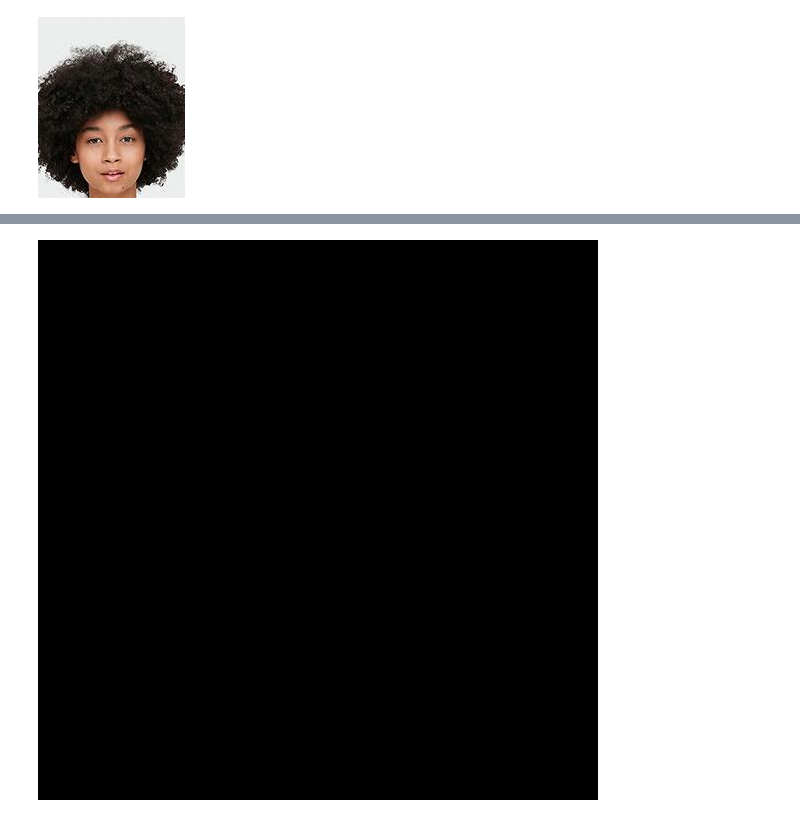
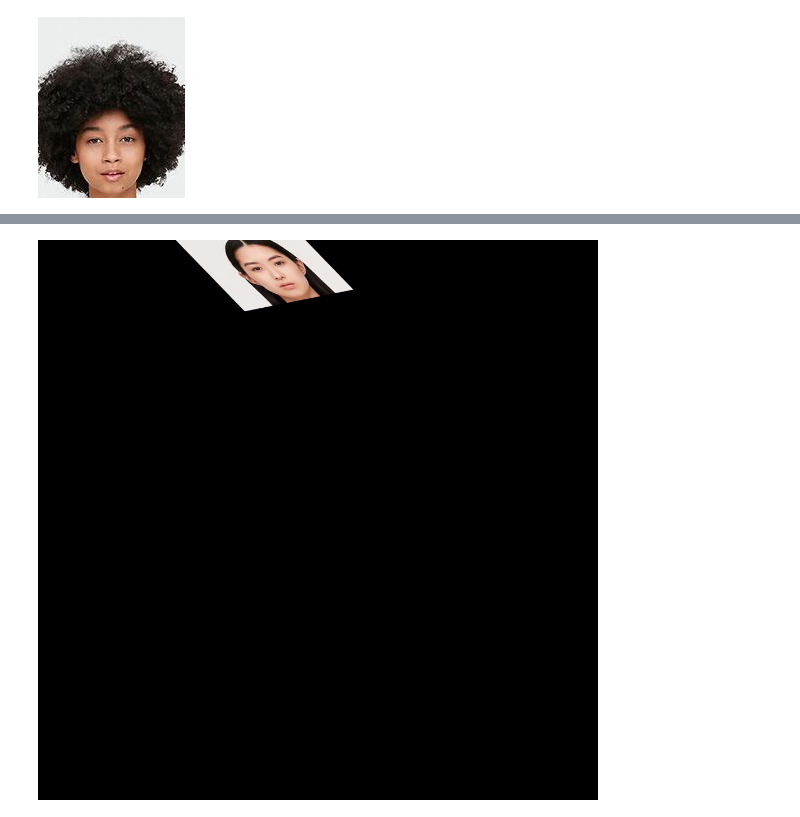
Before and after one commit to PuppyWolf/headswap, a Jupyter notebook: Untitled.ipynb, the cells around one changed output, grey strips where cells are left out. Saved outputs shown, nothing was run; the diff lists cells and outputs as text; code cells hidden in the pictures.

```diff
--- a/Untitled.ipynb
+++ b/Untitled.ipynb
@@ -125,14 +125,18 @@ img_4_3.crop(head_bbox_3)
 [figure]
 # %%
 # 计算 原图 在 目标图中的 最佳位置
-P = ann_4_3['chi'] #  目标中关键点的位置
-Q = ann_4_2['chi']
+Q = ann_4_3['chi'] #  目标中关键点的位置
+P = ann_4_2['chi']
 # %%
 def cost_func_affine(T):
     cost = 0.0
     TM =  np.array( [ [ T[0], T[1], T[4] ] , [ T[2] , T[3] ,T[5]  ] , [0, 0, 1]   ]  )
+    P_t_all = []
     for i in range(11):
         P_t = np.matmul(TM , np.array( [ P[i][0],P[i][1] ,1 ]).T) # note : homogeneus coordinate
+       # P_t_all.append(P_t)
         cost +=  (P_t[0] - Q[i][0]) ** 2  + ( P_t[1] - Q[i][1]) ** 2
         #print(cost)
+
+
     return cost
@@ -162,7 +146,7 @@ source_image_mask = Image.fromarray(source_image_mask)
 source_image_mask.paste(head_  ,box = head_bbox_2 )
 # %%
 from scipy.optimize import minimize
-T0 = np.array( [0,0,0,0,0,0])
+T0 = np.array( [10,10,10,1,1,1])
 res = minimize(cost_func_affine, T0, method='nelder-mead', options={'xatol': 1e-8, 'disp': True})
 print(res.success)
 print(res.x)
@@ -175,0 +158,6 @@ True
+# %%
+T=  res.x
+TM =  np.array( [ [ T[0], T[1], T[4] ] , [ T[2] , T[3] ,T[5]  ] , [0, 0, 1]   ]  )
+for i in range(11):
+     P_t = np.matmul(TM ,np.array( [ P[i][0],P[i][1] ,1 ]).T )
+     print(P_t[:2])
@@ -176,7 +176,8 @@ True
 # %%
 # 对 source_image_mask 进行坐标变换
+pil_affine = ( T[0], T[1], T[4]  ,  T[2] , T[3] ,T[5]  )
 affined_img = source_image_mask.transform(source_image_mask.size, Image.AFFINE,
-                               tuple(res.x), resample=Image.LINEAR)
+                               pil_affine, resample=Image.LINEAR)
 affined_img
 # %% [output]
-[figure, old version]
+[figure, new version]
```
Also changed, not shown: parts of 7 cells of this notebook, 1 other file.
